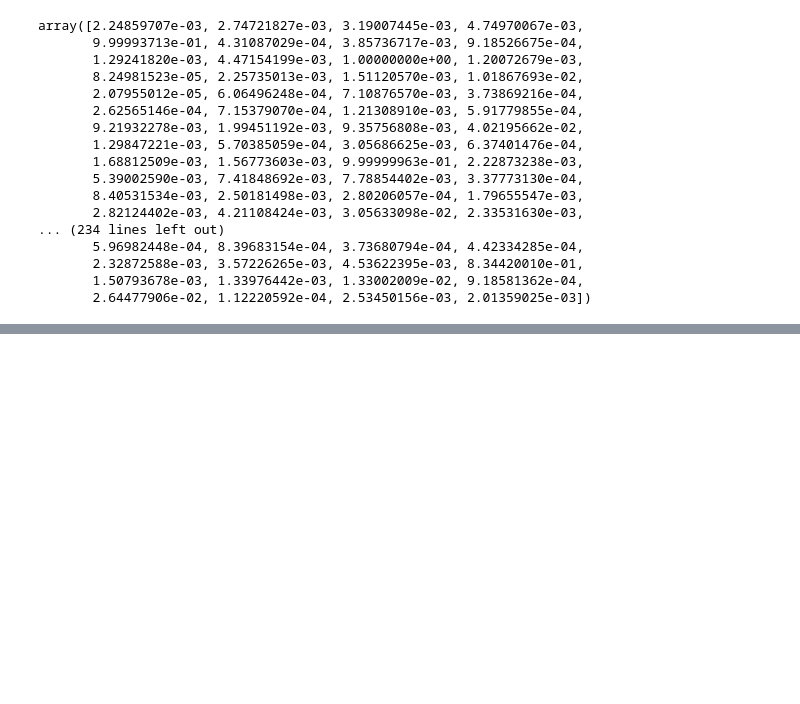
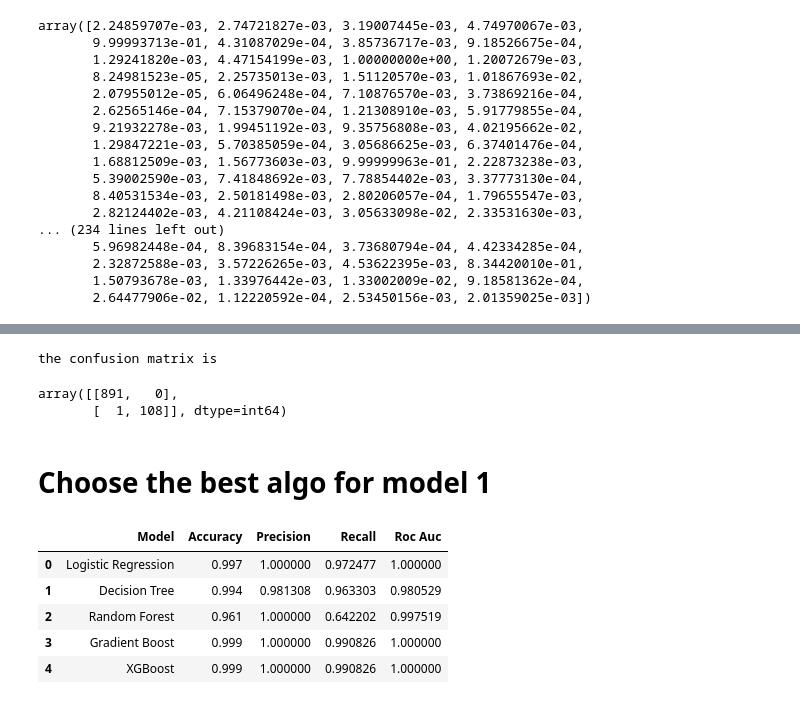
Before and after one commit to arjunsinghtomar674-lang/TRINETRA, a Jupyter notebook: MPLADS-(ML - Model).ipynb, the cells around one changed output, grey strips where cells are left out. Saved outputs shown, nothing was run; the diff lists cells and outputs as text; code cells hidden in the pictures; blank space fills up the shorter version.

```diff
--- a/MPLADS-(ML - Model).ipynb
+++ b/MPLADS-(ML - Model).ipynb
@@ -777,0 +1241,9 @@ from sklearn.metrics import accuracy_score,precision_score,recall_score,roc_
+# %%
+print("the confusion matrix is ")
+confusion_matrix(y_test,y_pred_xg)
+# %% [output]
+the confusion matrix is
+array([[891,   0],
+       [  1, 108]], dtype=int64)
+# %% [markdown]
+# Choose the best algo for model 1
@@ -777,0 +1252,51 @@ from sklearn.metrics import accuracy_score,precision_score,recall_score,roc_
+# %%
+result = pd.DataFrame({
+    'Model':[
+        'Logistic Regression',
+        'Decision Tree',
+        'Random Forest',
+        'Gradient Boost',
+        'XGBoost'
+    ],
+
+    'Accuracy':[
+        accuracy_score(y_test,y_pred),
+        accuracy_score(y_test,y_pred_dt),
+        accuracy_score(y_test,y_pred_rf),
+        accuracy_score(y_test,y_pred_gd),
+        accuracy_score(y_test,y_pred_xg),
+    ],
+
+    'Precision':[
+        precision_score(y_test,y_pred),
+        precision_score(y_test,y_pred_dt),
+        precision_score(y_test,y_pred_rf),
+        precision_score(y_test,y_pred_gd),
+        precision_score(y_test,y_pred_xg),
+    ],
+
+    'Recall':[
+        recall_score(y_test,y_pred),
+        recall_score(y_test,y_pred_dt),
+        recall_score(y_test,y_pred_rf),
+        recall_score(y_test,y_pred_gd),
+        recall_score(y_test,y_pred_xg),
+    ],
+
+    'Roc Auc':[
+        roc_auc_score(y_test,y_proba),
+        roc_auc_score(y_test,y_proba_dt),
+        roc_auc_score(y_test,y_proba_rf),
+        roc_auc_score(y_test,y_proba_gd),
+        roc_auc_score(y_test,y_proba_xg),
+    ]
+})
+# %%
+result
+# %% [output]
+|  | Model | Accuracy | Precision | Recall | Roc Auc |
+| 0 | Logistic Regression | 0.997 | 1.000000 | 0.972477 | 1.000000 |
+| 1 | Decision Tree | 0.994 | 0.981308 | 0.963303 | 0.980529 |
+| 2 | Random Forest | 0.961 | 1.000000 | 0.642202 | 0.997519 |
+| 3 | Gradient Boost | 0.999 | 1.000000 | 0.990826 | 1.000000 |
+| 4 | XGBoost | 0.999 | 1.000000 | 0.990826 | 1.000000 |
```
Also changed, not shown: parts of 75 cells of this notebook.
